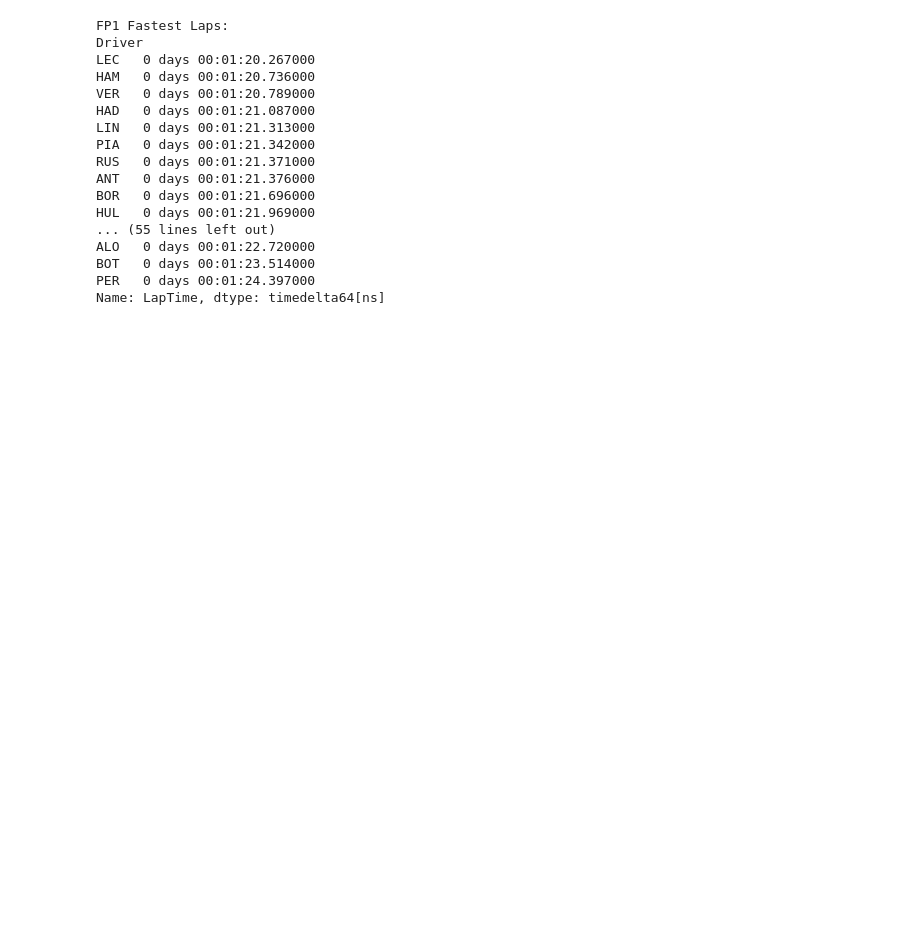
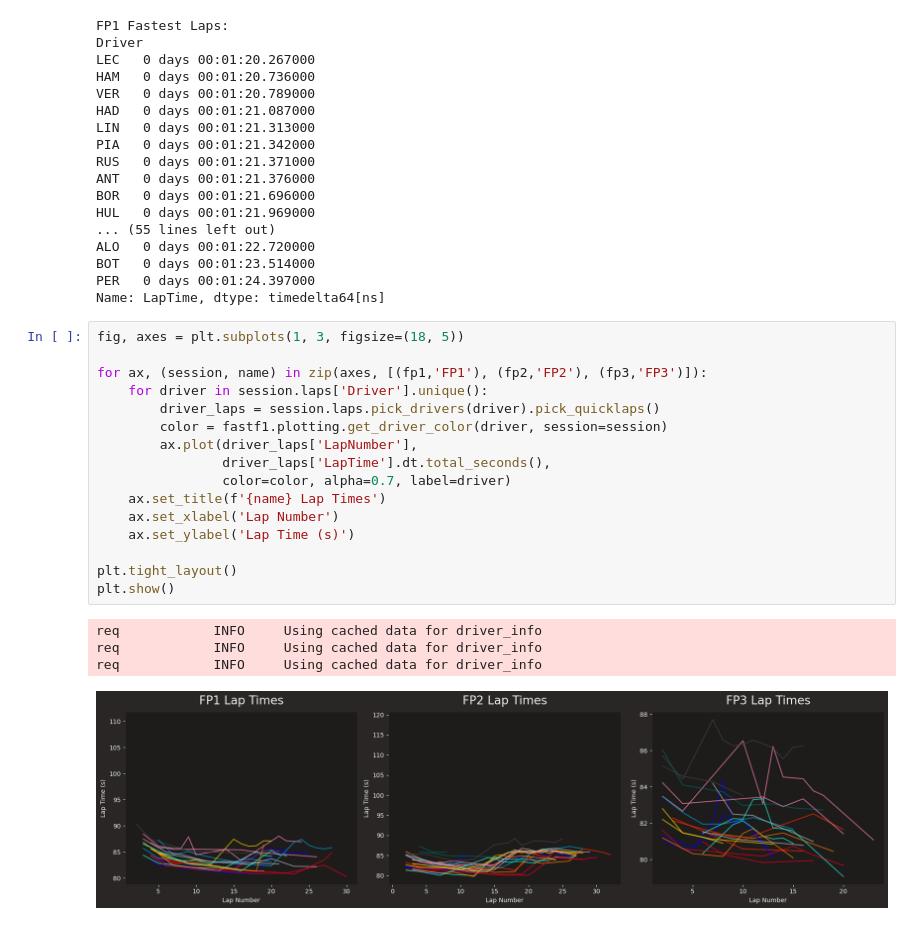
Before and after one commit to moadahir/ML-Projects, a Jupyter notebook: australiangpwinnerpred.ipynb, the cells around one changed output. Saved outputs shown, nothing was run; the diff lists cells and outputs as text; blank space fills up the shorter version.

Commit message:
Visualisation of key metrics
Visualising lap time progression per session, qualifying results, tyre usage.

```diff
--- a/australiangpwinnerpred.ipynb
+++ b/australiangpwinnerpred.ipynb
@@ -82,3 +82,24 @@ ALO   0 days 00:01:22.720000
 BOT   0 days 00:01:23.514000
 PER   0 days 00:01:24.397000
 Name: LapTime, dtype: timedelta64[ns]
+# %%
+fig, axes = plt.subplots(1, 3, figsize=(18, 5))
+
+for ax, (session, name) in zip(axes, [(fp1,'FP1'), (fp2,'FP2'), (fp3,'FP3')]):
+    for driver in session.laps['Driver'].unique():
+        driver_laps = session.laps.pick_drivers(driver).pick_quicklaps()
+        color = fastf1.plotting.get_driver_color(driver, session=session)
+        ax.plot(driver_laps['LapNumber'],
+                driver_laps['LapTime'].dt.total_seconds(),
+                color=color, alpha=0.7, label=driver)
+    ax.set_title(f'{name} Lap Times')
+    ax.set_xlabel('Lap Number')
+    ax.set_ylabel('Lap Time (s)')
+
+plt.tight_layout()
+plt.show()
+# %% [output]
+req            INFO     Using cached data for driver_info
+req            INFO     Using cached data for driver_info
+req            INFO     Using cached data for driver_info
+[figure, added]
```
Also changed, not shown: parts of 3 cells of this notebook.
